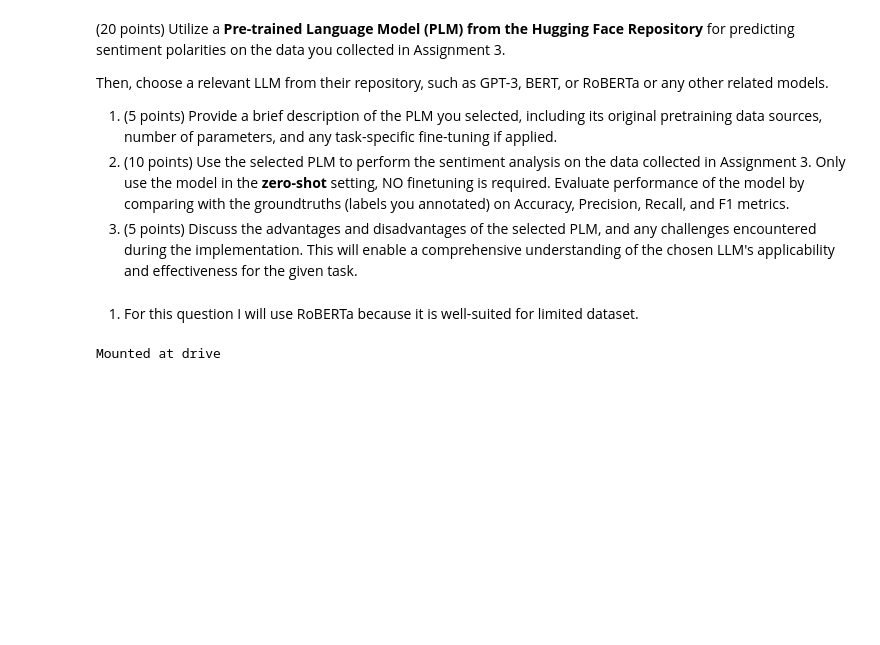
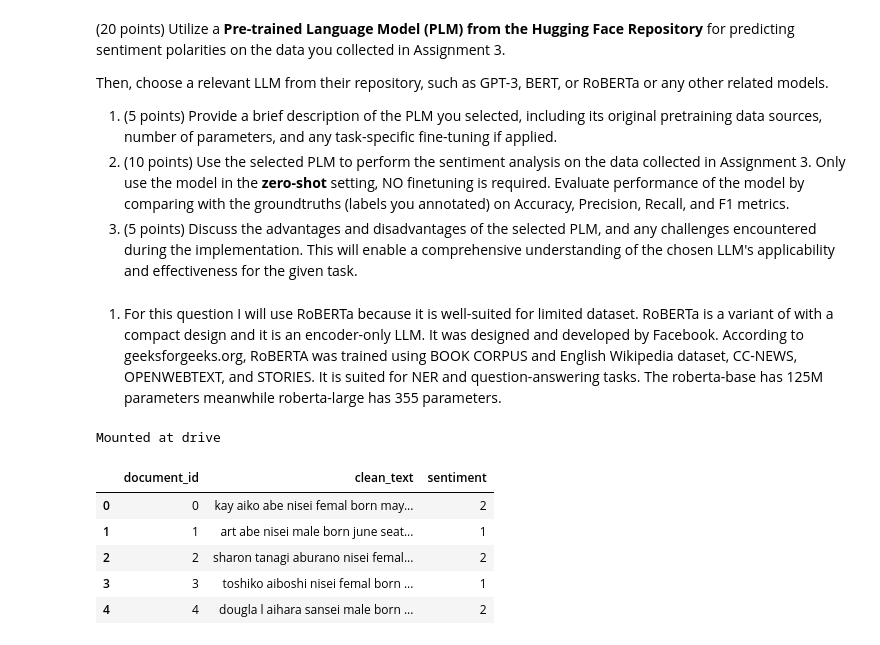
Before and after one commit to kahosadi/INFO5731_Spring_2024, a Jupyter notebook: Christopher_Nelfrits_Assignment_04.ipynb, the cells around one changed output. Cells and saved outputs as stored; diff of their text form; code cells hidden in the pictures; blank space fills up the shorter version.

```diff
--- a/Christopher_Nelfrits_Assignment_04.ipynb
+++ b/Christopher_Nelfrits_Assignment_04.ipynb
@@ -593,19 +582,36 @@ Then, choose a relevant LLM from their repository, such as GPT-3, BERT, or RoBER
 1. (5 points) Provide a brief description of the PLM you selected, including its original pretraining data sources,  number of parameters, and any task-specific fine-tuning if applied.
 2. (10 points) Use the selected PLM to perform the sentiment analysis on the data collected in Assignment 3. Only use the model in the **zero-shot** setting, NO finetuning is required. Evaluate performance of the model by comparing with the groundtruths (labels you annotated) on Accuracy, Precision, Recall, and F1 metrics.
 3. (5 points) Discuss the advantages and disadvantages of the selected PLM, and any challenges encountered during the implementation. This will enable a comprehensive understanding of the chosen LLM's applicability and effectiveness for the given task.
-# %% [markdown]
-1) For this question I will use RoBERTa because it is well-suited for limited dataset.
+# %% [markdown]
+1) For this question I will use RoBERTa because it is well-suited for limited dataset. RoBERTa is a variant of with a compact design and it is an encoder-only LLM. It was designed and developed by Facebook. According to geeksforgeeks.org, RoBERTA was trained using BOOK CORPUS and English Wikipedia dataset, CC-NEWS, OPENWEBTEXT, and STORIES. It is suited for NER and question-answering tasks. The roberta-base has 125M parameters meanwhile roberta-large has 355 parameters.
 # %%
 # Write your code here
 import pandas as pd
 from google.colab import drive
 drive.mount('drive', force_remount=True)
 
 densho_narrator = pd.read_csv('/content/drive/My Drive/Colab Notebooks/densho_cleaned_annotated.csv')
 
 densho_narrator = densho_narrator.dropna()
+
+#change to binary sentiment
+def set_sentiment(x):
+  if x==3:
+    return 2
+  else:
+    return x
+
+densho_narrator['sentiment'] = densho_narrator["sentiment"].apply(set_sentiment)
+
+densho_narrator.head()
 # %% [output]
 Mounted at drive
+|  | document_id | clean_text | sentiment |
+| 0 | 0 | kay aiko abe nisei femal born may... | 2 |
+| 1 | 1 | art abe nisei male born june seat... | 1 |
+| 2 | 2 | sharon tanagi aburano nisei femal... | 2 |
+| 3 | 3 | toshiko aiboshi nisei femal born ... | 1 |
+| 4 | 4 | dougla l aihara sansei male born ... | 2 |
 # %%
 from sklearn.model_selection import train_test_split
 X_train, X_test, y_train, y_test = train_test_split(densho_narrator["clean_text"], densho_narrator["sentiment"].astype(int), test_size = 0.8, random_state = 0)
```
Also changed, not shown: parts of 7 cells of this notebook.
